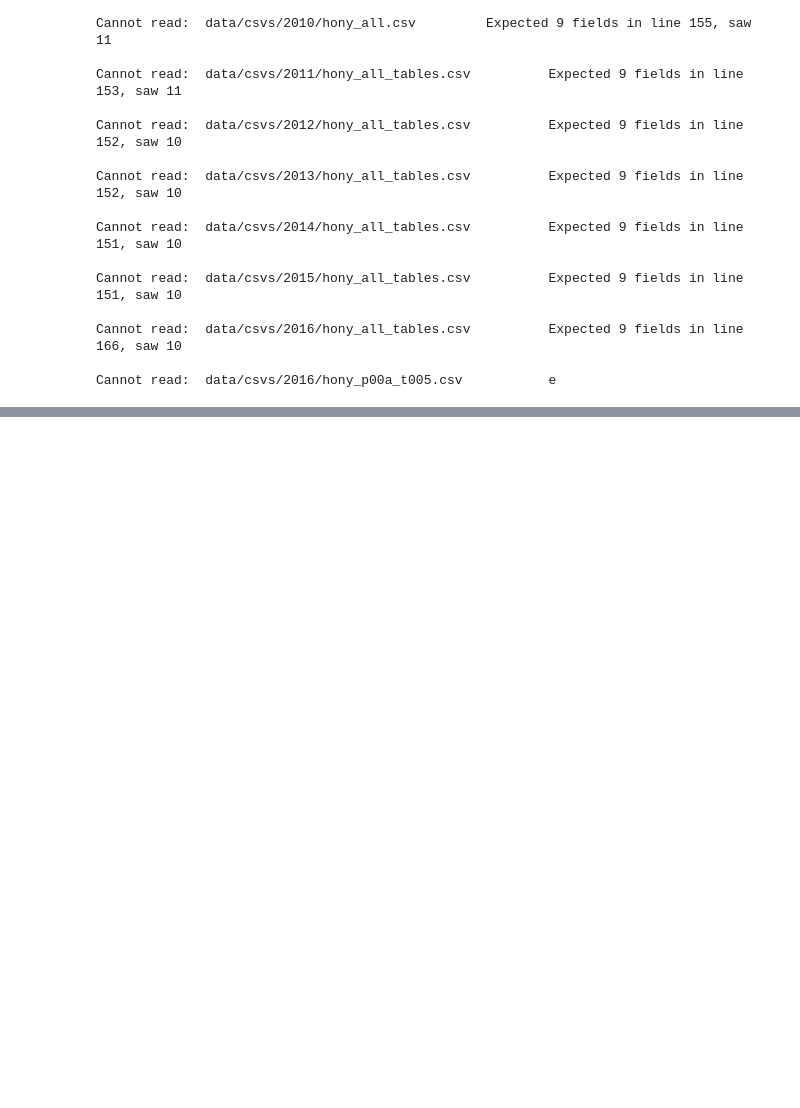
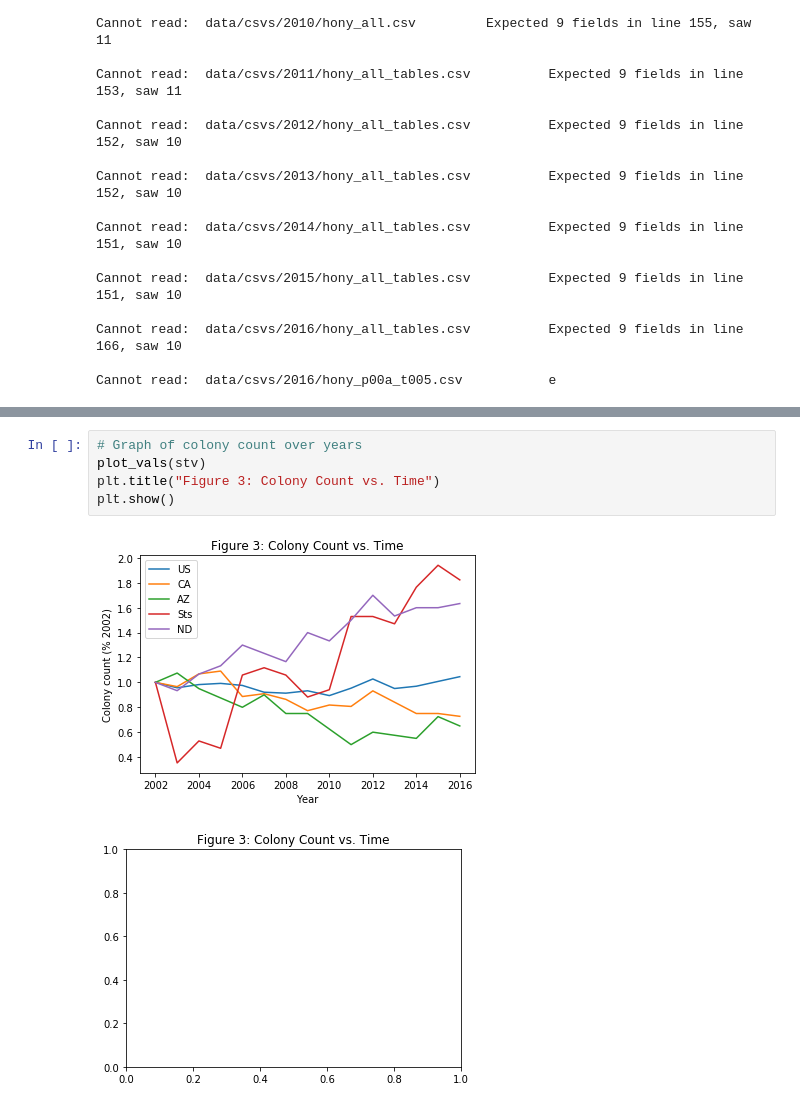
Before and after one commit to matthewruehle/DataScienceApiculture, a Jupyter notebook: report2.ipynb, the cells around one changed output, grey strips where cells are left out. Cells and saved outputs as stored; diff of their text form; blank space fills up the shorter version.

```diff
--- a/report2.ipynb
+++ b/report2.ipynb
@@ -431,0 +479,8 @@ Cannot read:  data/csvs/2016/hony_p00a_t005.csv           e
+# %%
+# Graph of colony count over years
+plot_vals(stv)
+plt.title("Figure 3: Colony Count vs. Time")
+plt.show()
+# %% [output]
+[figure, added]
+[figure, added]
```
Also changed, not shown: parts of 8 cells of this notebook, 6 other files.
